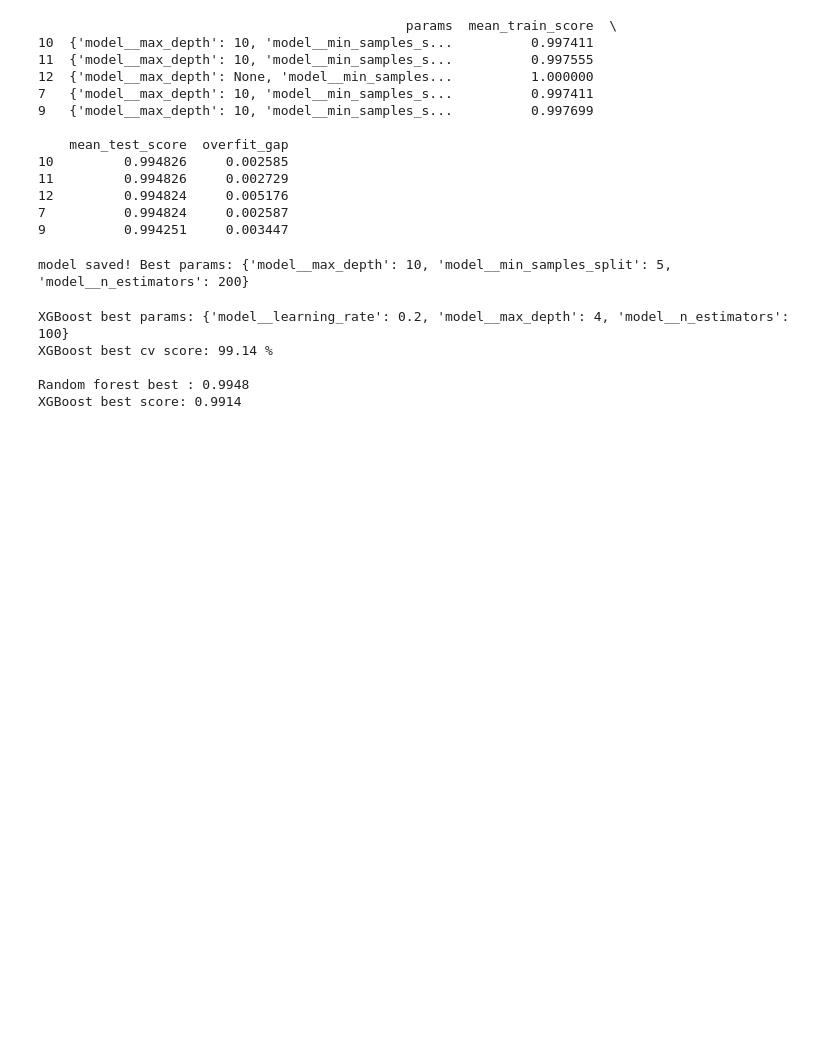
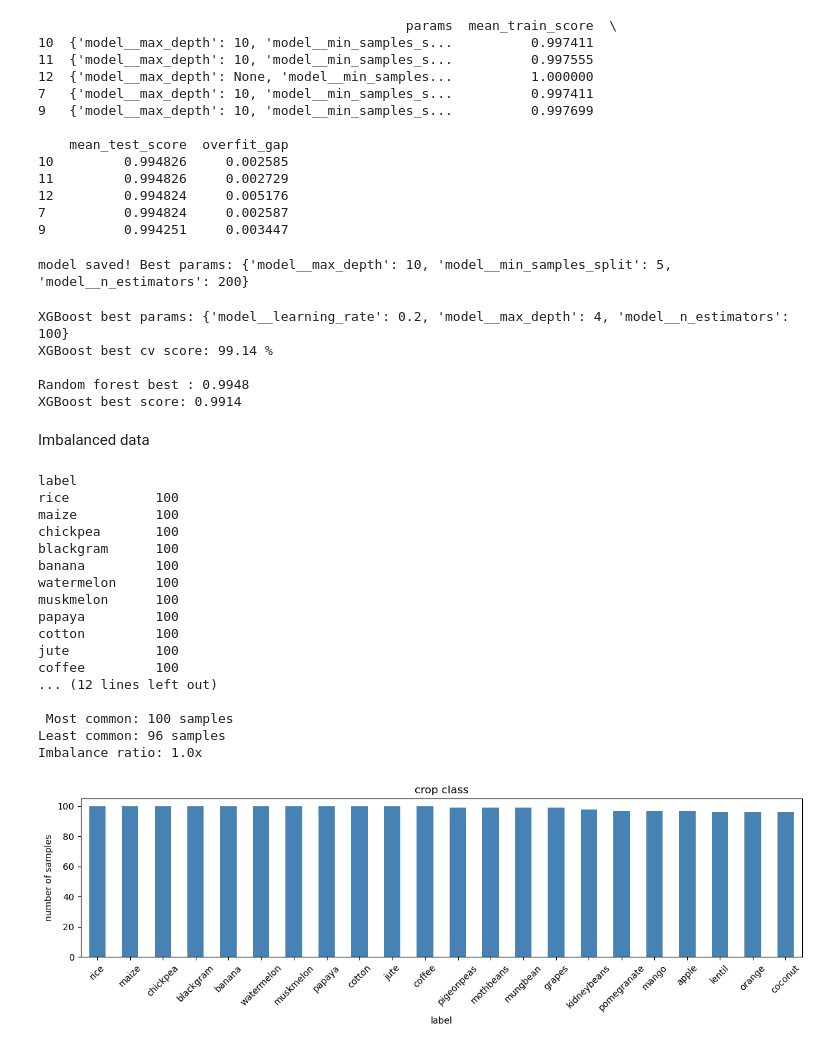
Before and after one commit to pavani3011/AGRI-API-PROJECT, a Jupyter notebook: notebooks/crop_pipeline.ipynb, the cells around one changed output. Drawn from its saved outputs; the diff is of its cells as text; code cells hidden in the pictures; blank space fills up the shorter version.

Commit message:
imbalanced data

```diff
--- a/notebooks/crop_pipeline.ipynb
+++ b/notebooks/crop_pipeline.ipynb
@@ -835,3 +835,41 @@ XGBoost best cv score: 99.14 %
 
 Random forest best : 0.9948
 XGBoost best score: 0.9914
+# %% [markdown]
+Imbalanced data
+# %%
+#SMOTE
+#check distribution
+
+counts = df['label'].value_counts()
+print(counts)
+print(f"\n Most common: {counts.max()} samples")
+print(f"Least common: {counts.min()} samples")
+print(f"Imbalance ratio: {counts.max()/counts.min():.1f}x")
+
+#visualise
+plt.figure(figsize=(12,4))
+counts.plot(kind='bar', color='steelblue')
+plt.title('crop class')
+plt.ylabel('number of samples')
+plt.xticks(rotation = 45)
+plt.tight_layout()
+# %% [output]
+label
+rice           100
+maize          100
+chickpea       100
+blackgram      100
+banana         100
+watermelon     100
+muskmelon      100
+papaya         100
+cotton         100
+jute           100
+coffee         100
+... (12 lines left out)
+
+ Most common: 100 samples
+Least common: 96 samples
+Imbalance ratio: 1.0x
+[figure, added]
```
Also changed, not shown: parts of 5 cells of this notebook, 4 other files.
